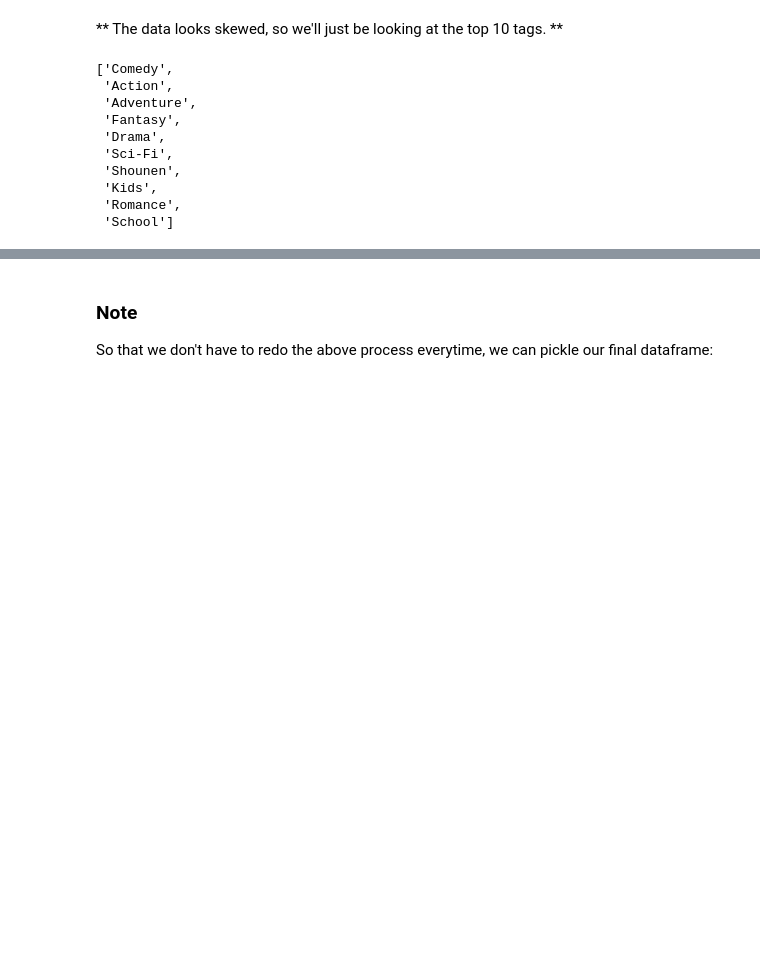
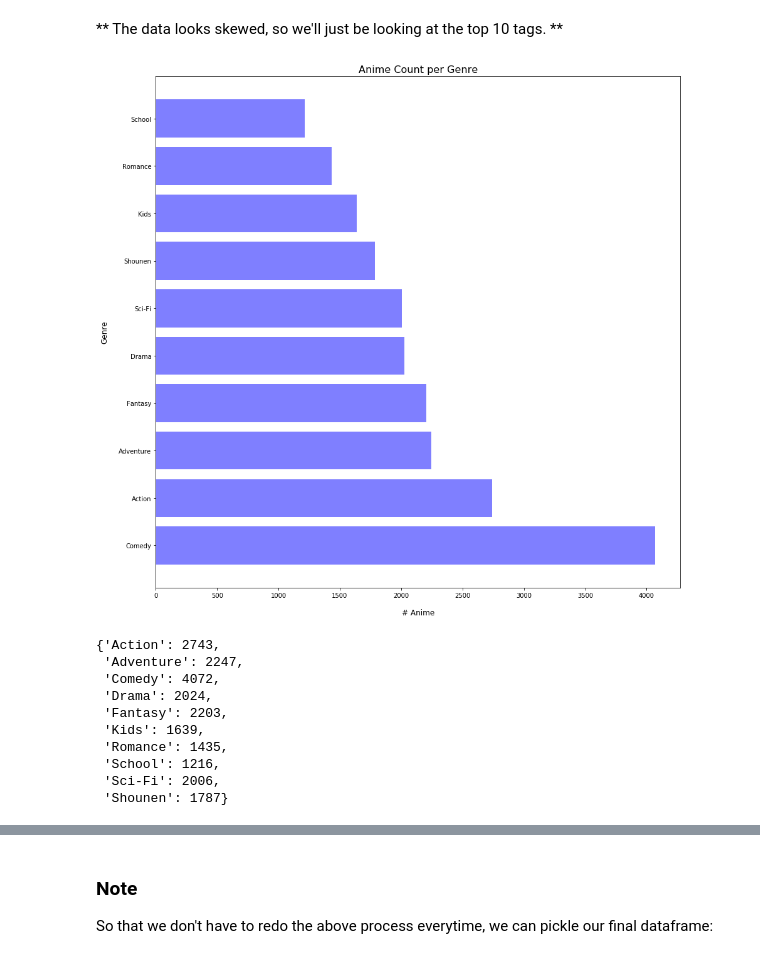
Before and after one commit to kurtisdavid/animeSynopsisClassifier, a Jupyter notebook: AnimeSynopsisClassifier.ipynb, the cells around one changed output, grey strips where cells are left out. Cells and saved outputs as stored; diff of their text form; code cells hidden in the pictures; blank space fills up the shorter version.

```diff
--- a/AnimeSynopsisClassifier.ipynb
+++ b/AnimeSynopsisClassifier.ipynb
@@ -206,18 +216,20 @@ genre_counts = genrePlot(df,genres)
 # %%
 sorted_vals = sorted(genre_counts.items(), key=lambda x: x[1], reverse = True)
 chosen_genres = [genre for genre,count in sorted_vals[:10]]
-chosen_genres
+
+genrePlot(df,chosen_genres)
 # %% [output]
+[figure, added]
-['Comedy',
- 'Action',
- 'Adventure',
- 'Fantasy',
- 'Drama',
- 'Sci-Fi',
- 'Shounen',
- 'Kids',
- 'Romance',
- 'School']
+{'Action': 2743,
+ 'Adventure': 2247,
+ 'Comedy': 4072,
+ 'Drama': 2024,
+ 'Fantasy': 2203,
+ 'Kids': 1639,
+ 'Romance': 1435,
+ 'School': 1216,
+ 'Sci-Fi': 2006,
+ 'Shounen': 1787}
 # %%
 new_columns = ['Anime', 'Synopsis'] + chosen_genres
 df = df[new_columns]
```
Also changed, not shown: parts of 40 cells of this notebook, 7 other files.
